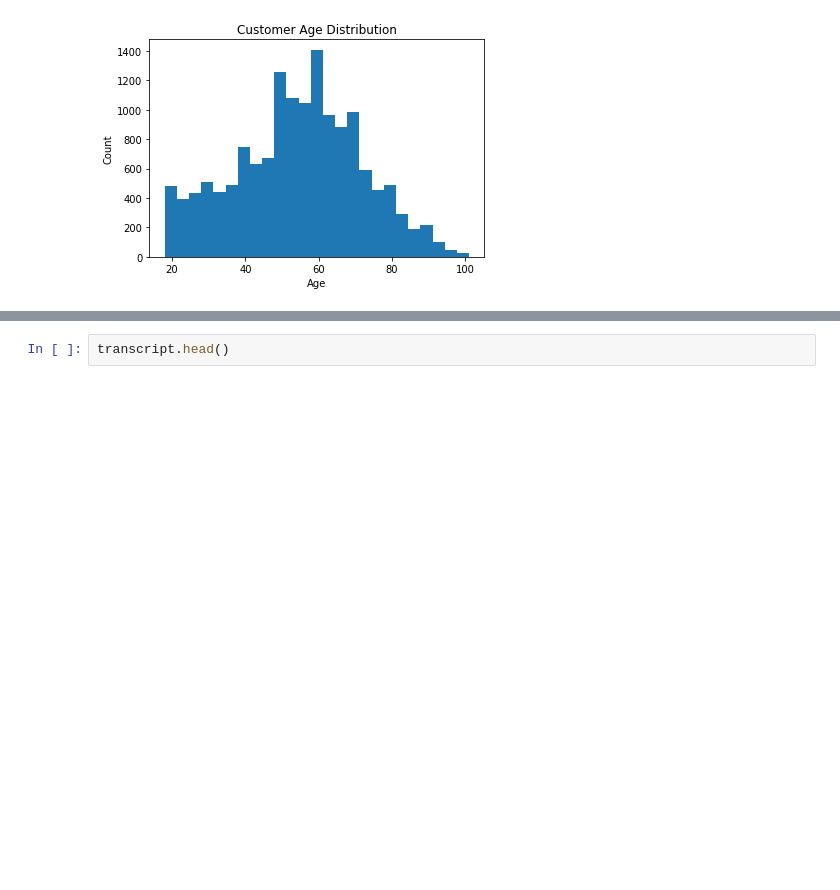
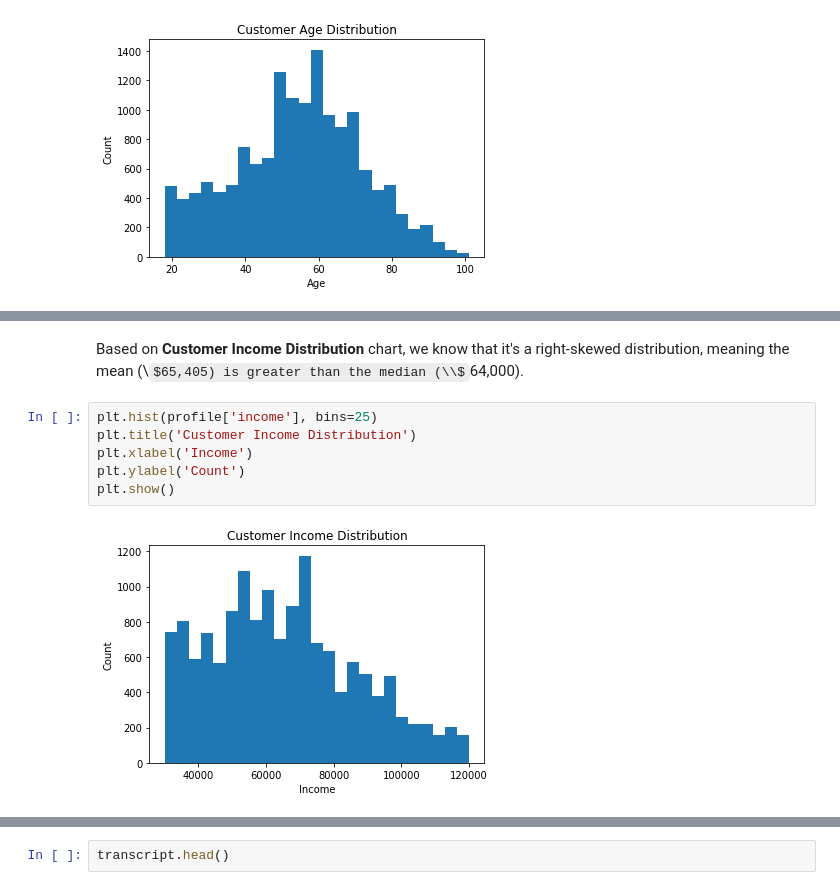
Before and after one commit to michellehsu2018/udacity-starbucks-capstone, a Jupyter notebook: Starbucks_Capstone_notebook.ipynb, the cells around one changed output, grey strips where cells are left out. Saved outputs shown, nothing was run; the diff lists cells and outputs as text; some formulas as TeX source; blank space fills up the shorter version.

```diff
--- a/Starbucks_Capstone_notebook.ipynb
+++ b/Starbucks_Capstone_notebook.ipynb
@@ -246,0 +275,10 @@ According to the above **Customer Age Distribution** histogram, we can see that
+# %% [markdown]
+Based on **Customer Income Distribution** chart, we know that it's a right-skewed distribution, meaning the mean (\\$65,405) is greater than the median (\\$64,000).
+# %%
+plt.hist(profile['income'], bins=25)
+plt.title('Customer Income Distribution')
+plt.xlabel('Income')
+plt.ylabel('Count')
+plt.show()
+# %% [output]
+[figure, added]
```
Also changed, not shown: parts of 94 cells of this notebook.
